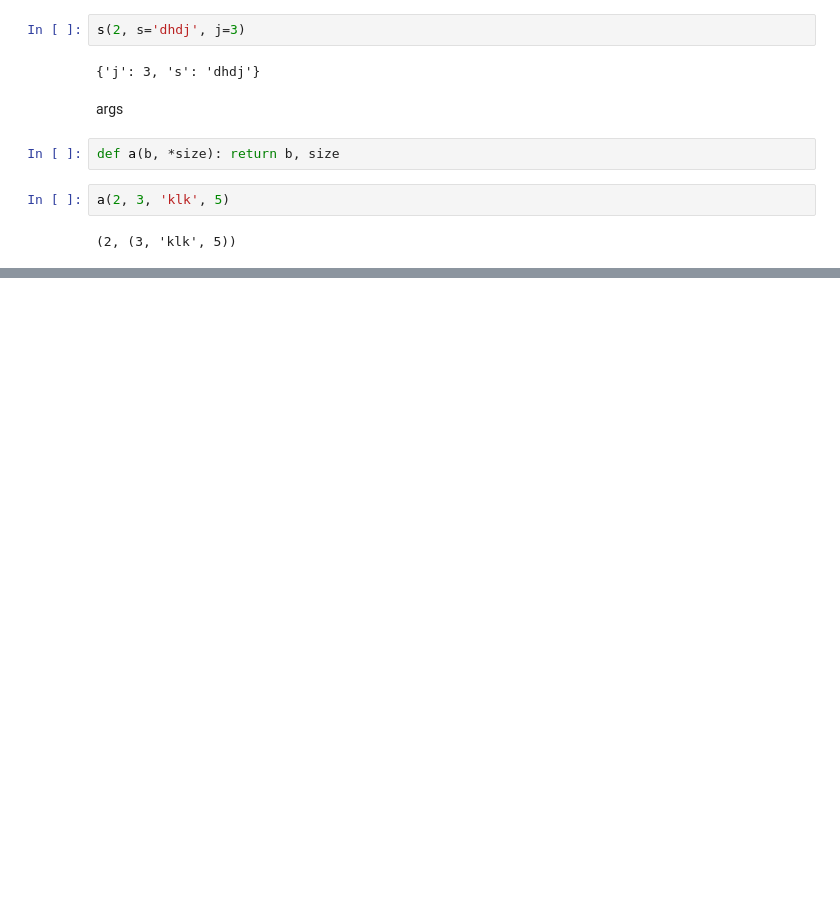
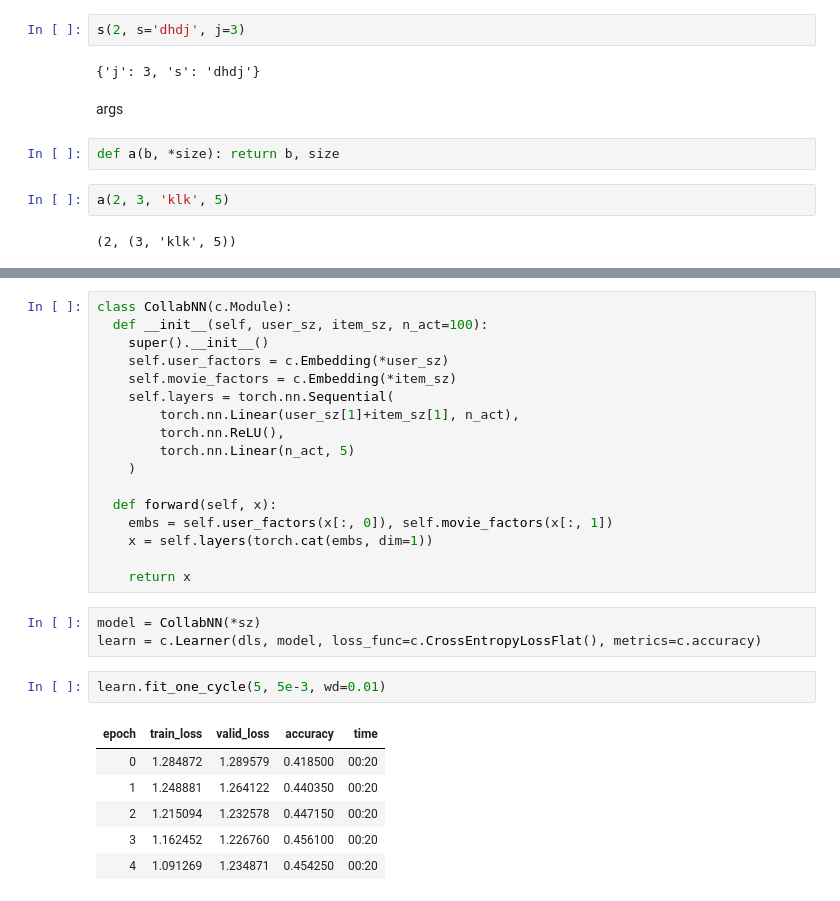
Before and after one commit to bipinKrishnan/fastai_course, a Jupyter notebook: fastai_collab.ipynb, the cells around one changed output, grey strips where cells are left out. Cells and saved outputs as stored; diff of their text form; blank space fills up the shorter version.

```diff
--- a/fastai_collab.ipynb
+++ b/fastai_collab.ipynb
@@ -432,0 +464,29 @@ learn.show_results()
+# %%
+class CollabNN(c.Module):
+  def __init__(self, user_sz, item_sz, n_act=100):
+    super().__init__()
+    self.user_factors = c.Embedding(*user_sz)
+    self.movie_factors = c.Embedding(*item_sz)
+    self.layers = torch.nn.Sequential(
+        torch.nn.Linear(user_sz[1]+item_sz[1], n_act),
+        torch.nn.ReLU(),
+        torch.nn.Linear(n_act, 5)
+    )
+
+  def forward(self, x):
+    embs = self.user_factors(x[:, 0]), self.movie_factors(x[:, 1])
+    x = self.layers(torch.cat(embs, dim=1))
+
+    return x
+# %%
+model = CollabNN(*sz)
+learn = c.Learner(dls, model, loss_func=c.CrossEntropyLossFlat(), metrics=c.accuracy)
+# %%
+learn.fit_one_cycle(5, 5e-3, wd=0.01)
+# %% [output]
+| epoch | train_loss | valid_loss | accuracy | time |
+| 0 | 1.284872 | 1.289579 | 0.418500 | 00:20 |
+| 1 | 1.248881 | 1.264122 | 0.440350 | 00:20 |
+| 2 | 1.215094 | 1.232578 | 0.447150 | 00:20 |
+| 3 | 1.162452 | 1.226760 | 0.456100 | 00:20 |
+| 4 | 1.091269 | 1.234871 | 0.454250 | 00:20 |
```
Also changed, not shown: parts of 21 cells of this notebook.
